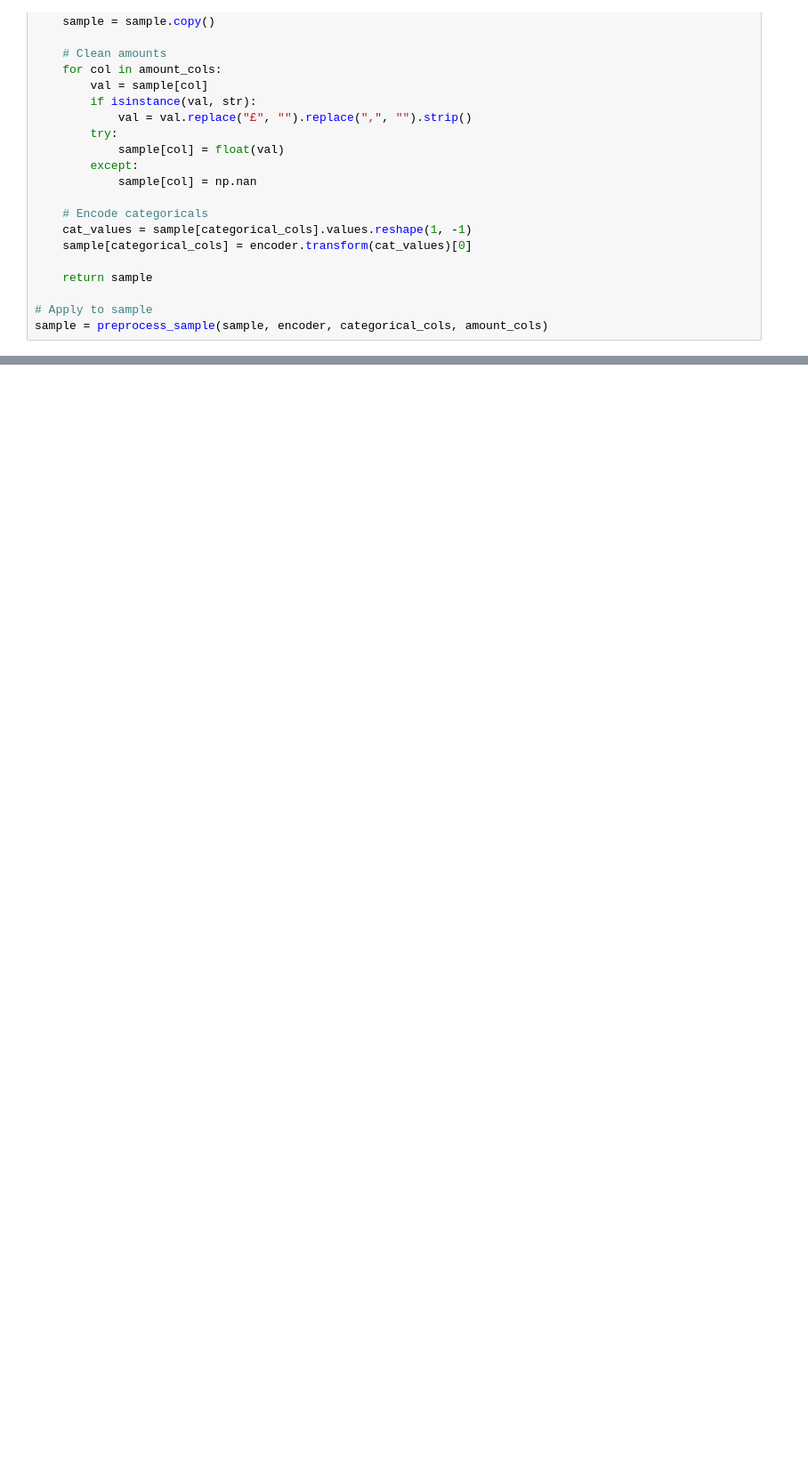
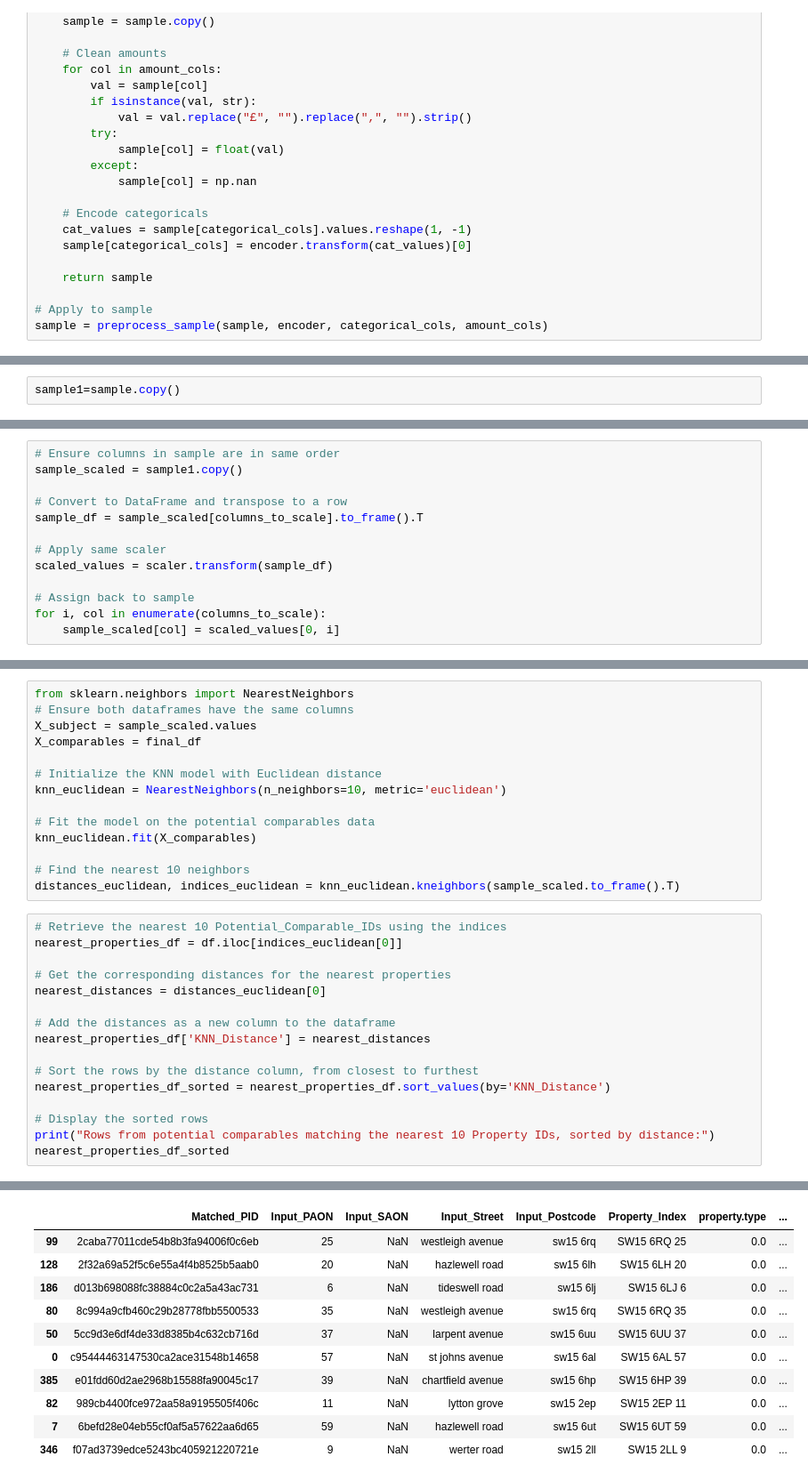
Before and after one commit to Arjun-DS96/NewAVMPipeline, a Jupyter notebook: New AVM Pipeline.ipynb, the cells around one changed output, grey strips where cells are left out. Shown at 89% size. Drawn from its saved outputs; the diff is of its cells as text; blank space fills up the shorter version.

```diff
--- a/New AVM Pipeline.ipynb
+++ b/New AVM Pipeline.ipynb
@@ -283,0 +357,2 @@ df
+# %%
+sample1=sample.copy()
@@ -283,0 +392,13 @@ df
+# %%
+# Ensure columns in sample are in same order
+sample_scaled = sample1.copy()
+
+# Convert to DataFrame and transpose to a row
+sample_df = sample_scaled[columns_to_scale].to_frame().T
+
+# Apply same scaler
+scaled_values = scaler.transform(sample_df)
+
+# Assign back to sample
+for i, col in enumerate(columns_to_scale):
+    sample_scaled[col] = scaled_values[0, i]
@@ -283,0 +436,31 @@ df
+# %%
+from sklearn.neighbors import NearestNeighbors
+# Ensure both dataframes have the same columns
+X_subject = sample_scaled.values
+X_comparables = final_df
+
+# Initialize the KNN model with Euclidean distance
+knn_euclidean = NearestNeighbors(n_neighbors=10, metric='euclidean')
+
+# Fit the model on the potential comparables data
+knn_euclidean.fit(X_comparables)
+
+# Find the nearest 10 neighbors
+distances_euclidean, indices_euclidean = knn_euclidean.kneighbors(sample_scaled.to_frame().T)
+# %%
+# Retrieve the nearest 10 Potential_Comparable_IDs using the indices
+nearest_properties_df = df.iloc[indices_euclidean[0]]
+
+# Get the corresponding distances for the nearest properties
+nearest_distances = distances_euclidean[0]
+
+# Add the distances as a new column to the dataframe
+nearest_properties_df['KNN_Distance'] = nearest_distances
+
+# Sort the rows by the distance column, from closest to furthest
+nearest_properties_df_sorted = nearest_properties_df.sort_values(by='KNN_Distance')
+
+# Display the sorted rows
+print("Rows from potential comparables matching the nearest 10 Property IDs, sorted by distance:")
+nearest_properties_df_sorted
+# %% [output]
@@ -283,0 +473,11 @@ df
+|  | Matched_PID | Input_PAON | Input_SAON | Input_Street | Input_Postcode | Property_Index | property.type | ... |
+| 99 | 2caba77011cde54b8b3fa94006f0c6eb | 25 | NaN | westleigh avenue | sw15 6rq | SW15 6RQ 25 | 0.0 | ... |
+| 128 | 2f32a69a52f5c6e55a4f4b8525b5aab0 | 20 | NaN | hazlewell road | sw15 6lh | SW15 6LH 20 | 0.0 | ... |
+| 186 | d013b698088fc38884c0c2a5a43ac731 | 6 | NaN | tideswell road | sw15 6lj | SW15 6LJ 6 | 0.0 | ... |
+| 80 | 8c994a9cfb460c29b28778fbb5500533 | 35 | NaN | westleigh avenue | sw15 6rq | SW15 6RQ 35 | 0.0 | ... |
+| 50 | 5cc9d3e6df4de33d8385b4c632cb716d | 37 | NaN | larpent avenue | sw15 6uu | SW15 6UU 37 | 0.0 | ... |
+| 0 | c95444463147530ca2ace31548b14658 | 57 | NaN | st johns avenue | sw15 6al | SW15 6AL 57 | 0.0 | ... |
+| 385 | e01fdd60d2ae2968b15588fa90045c17 | 39 | NaN | chartfield avenue | sw15 6hp | SW15 6HP 39 | 0.0 | ... |
+| 82 | 989cb4400fce972aa58a9195505f406c | 11 | NaN | lytton grove | sw15 2ep | SW15 2EP 11 | 0.0 | ... |
+| 7 | 6befd28e04eb55cf0af5a57622aa6d65 | 59 | NaN | hazlewell road | sw15 6ut | SW15 6UT 59 | 0.0 | ... |
+| 346 | f07ad3739edce5243bc405921220721e | 9 | NaN | werter road | sw15 2ll | SW15 2LL 9 | 0.0 | ... |
```
Also changed, not shown: parts of 24 cells of this notebook.
